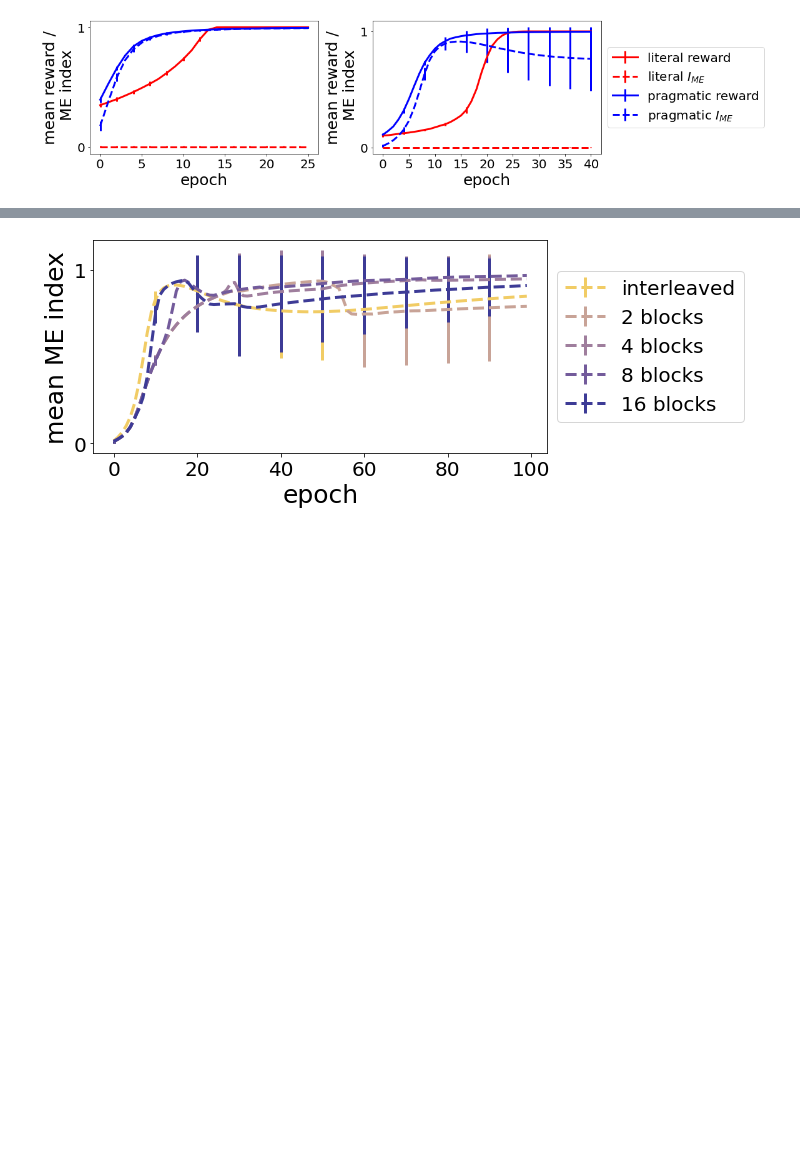
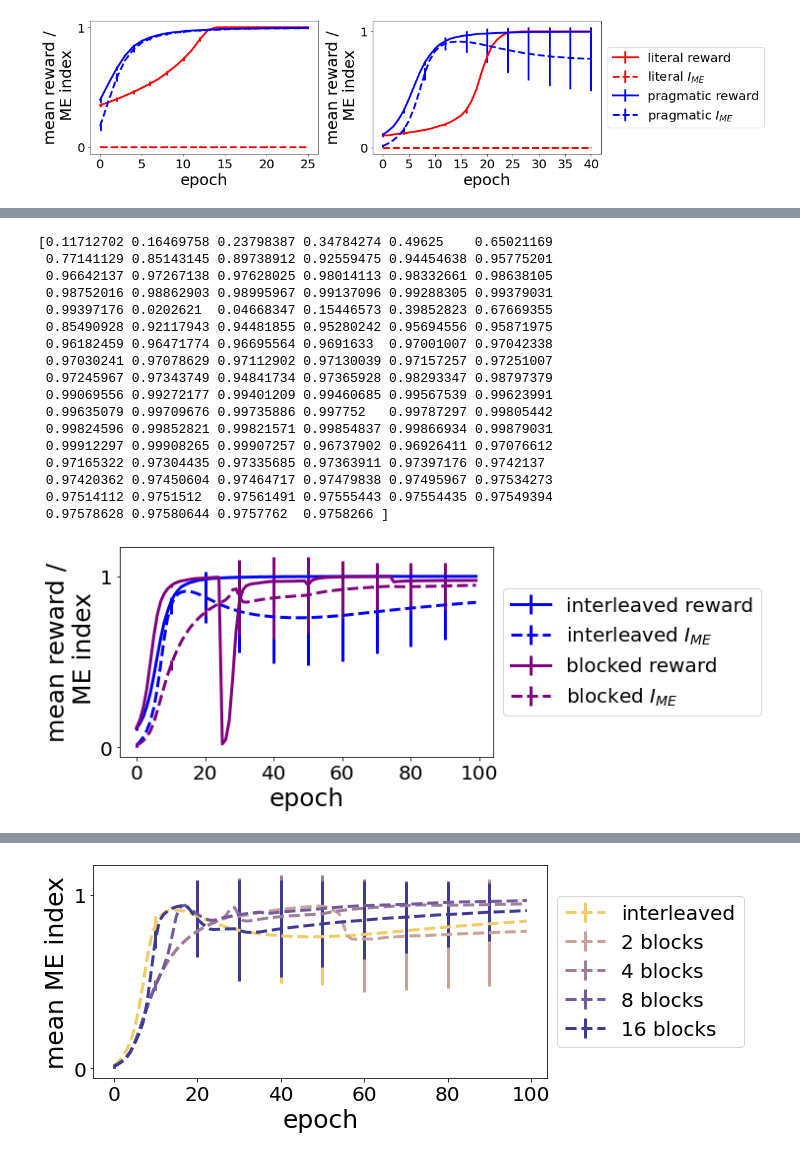
Before and after one commit to alv1nn/bilingual_agents_me_bias, a Jupyter notebook: ME_bias/plot_ME_bias_bilingual.ipynb, the cells around one changed output, grey strips where cells are left out. Cells and saved outputs as stored; diff of their text form; code cells hidden in the pictures; blank space fills up the shorter version.

```diff
--- a/ME_bias/plot_ME_bias_bilingual.ipynb
+++ b/ME_bias/plot_ME_bias_bilingual.ipynb
@@ -242,0 +260,21 @@ plot_rewards_plus_me_index_blocked(e=True)
+# %%
+plot_rewards_plus_me_index_blocked(e=True, b=4)
+# %% [output]
+[0.11712702 0.16469758 0.23798387 0.34784274 0.49625    0.65021169
+ 0.77141129 0.85143145 0.89738912 0.92559475 0.94454638 0.95775201
+ 0.96642137 0.97267138 0.97628025 0.98014113 0.98332661 0.98638105
+ 0.98752016 0.98862903 0.98995967 0.99137096 0.99288305 0.99379031
+ 0.99397176 0.0202621  0.04668347 0.15446573 0.39852823 0.67669355
+ 0.85490928 0.92117943 0.94481855 0.95280242 0.95694556 0.95871975
+ 0.96182459 0.96471774 0.96695564 0.9691633  0.97001007 0.97042338
+ 0.97030241 0.97078629 0.97112902 0.97130039 0.97157257 0.97251007
+ 0.97245967 0.97343749 0.94841734 0.97365928 0.98293347 0.98797379
+ 0.99069556 0.99272177 0.99401209 0.99460685 0.99567539 0.99623991
+ 0.99635079 0.99709676 0.99735886 0.997752   0.99787297 0.99805442
+ 0.99824596 0.99852821 0.99821571 0.99854837 0.99866934 0.99879031
+ 0.99912297 0.99908265 0.99907257 0.96737902 0.96926411 0.97076612
+ 0.97165322 0.97304435 0.97335685 0.97363911 0.97397176 0.9742137
+ 0.97420362 0.97450604 0.97464717 0.97479838 0.97495967 0.97534273
+ 0.97514112 0.9751512  0.97561491 0.97555443 0.97554435 0.97549394
+ 0.97578628 0.97580644 0.9757762  0.9758266 ]
+[figure, added]
```
Also changed, not shown: parts of 5 cells of this notebook, 2 other files.
